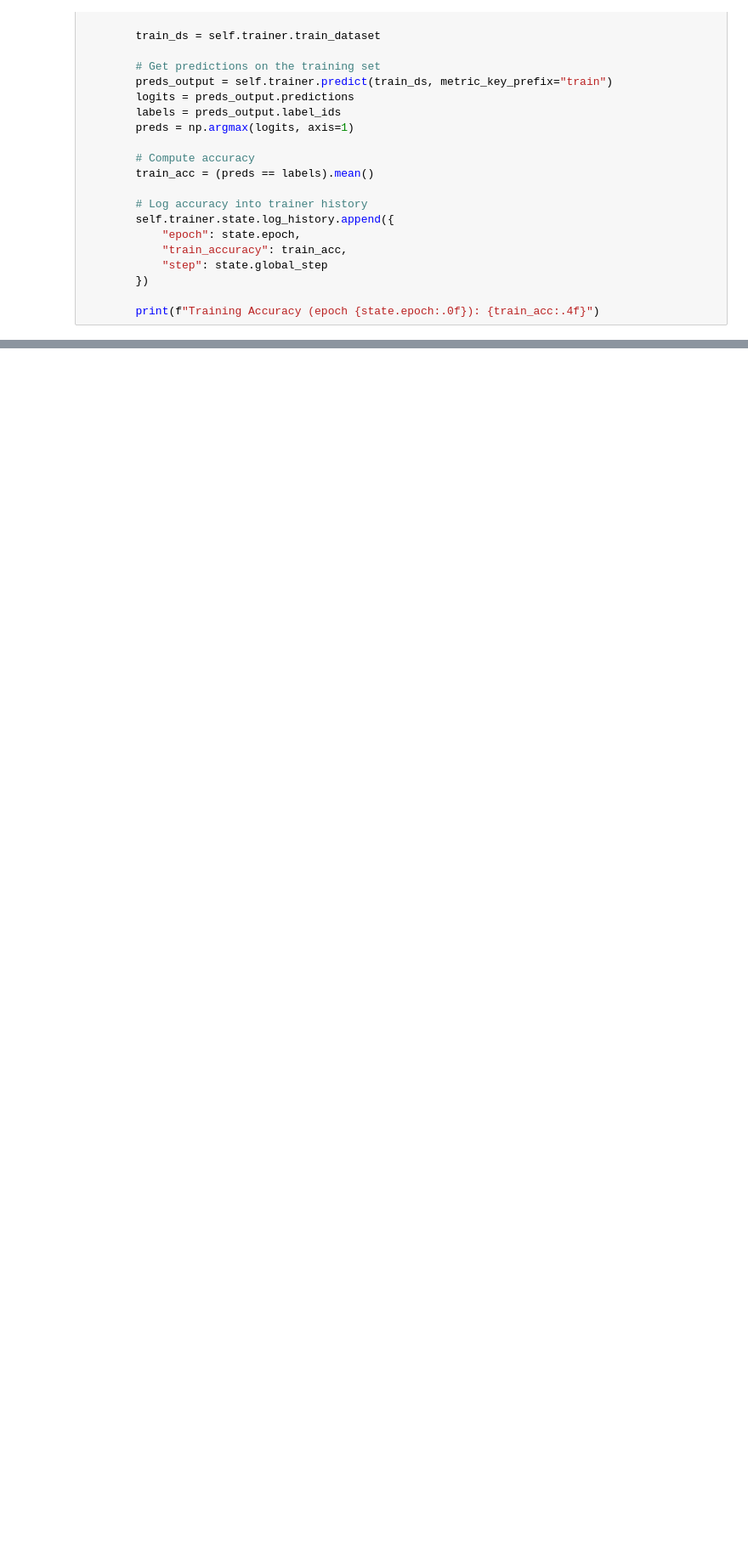
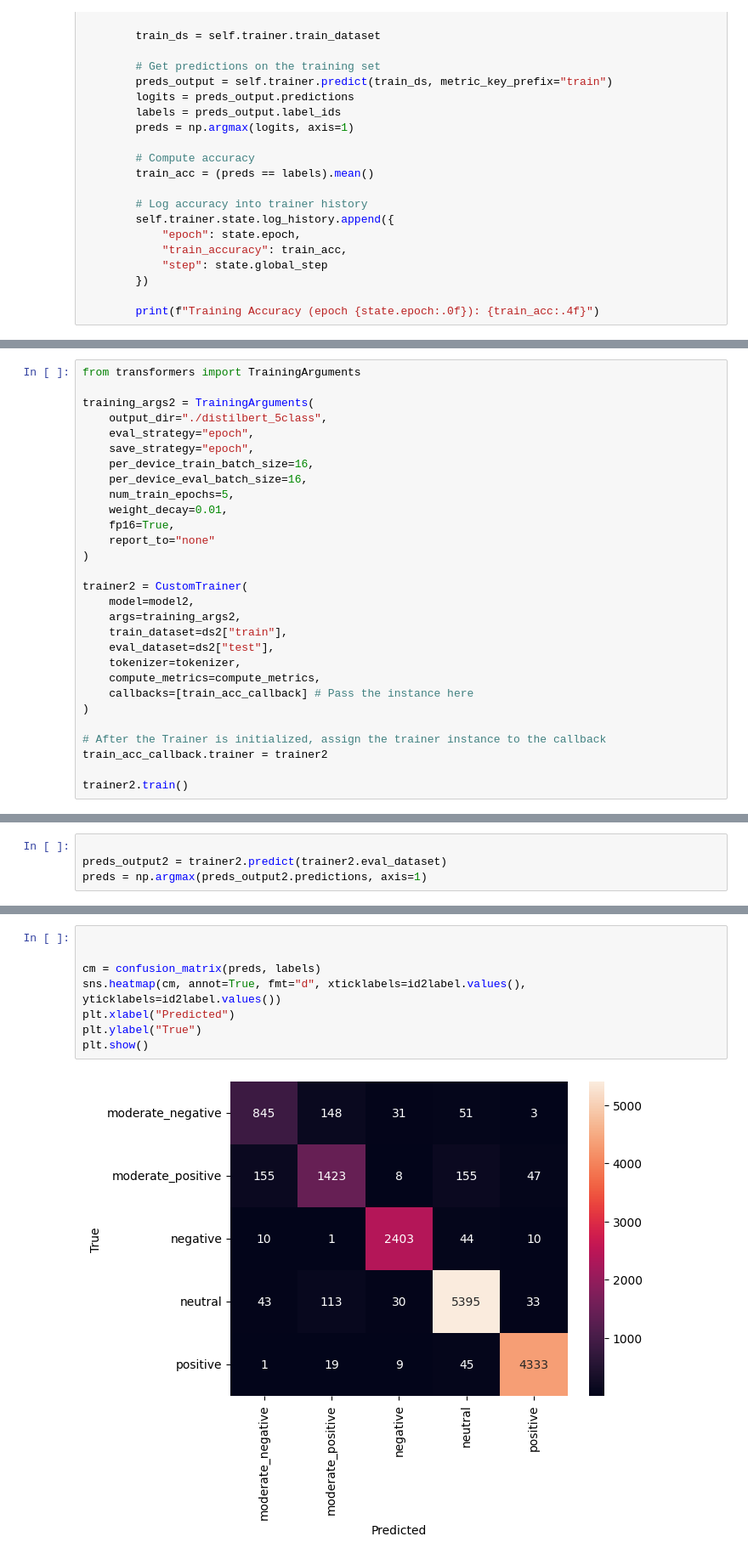
Before and after one commit to Eloiseedwards/Assessment-2, a Jupyter notebook: Isobelle C/DistilBERT.ipynb, the cells around one changed output, grey strips where cells are left out. Shown at 85% size. Saved outputs shown, nothing was run; the diff lists cells and outputs as text; blank space fills up the shorter version.

```diff
--- a/Isobelle C/DistilBERT.ipynb
+++ b/Isobelle C/DistilBERT.ipynb
@@ -251,0 +327,29 @@ plt.show()
+# %%
+from transformers import TrainingArguments
+
+training_args2 = TrainingArguments(
+    output_dir="./distilbert_5class",
+    eval_strategy="epoch",
+    save_strategy="epoch",
+    per_device_train_batch_size=16,
+    per_device_eval_batch_size=16,
+    num_train_epochs=5,
+    weight_decay=0.01,
+    fp16=True,
+    report_to="none"
+)
+
+trainer2 = CustomTrainer(
+    model=model2,
+    args=training_args2,
+    train_dataset=ds2["train"],
+    eval_dataset=ds2["test"],
+    tokenizer=tokenizer,
+    compute_metrics=compute_metrics,
+    callbacks=[train_acc_callback] # Pass the instance here
+)
+
+# After the Trainer is initialized, assign the trainer instance to the callback
+train_acc_callback.trainer = trainer2
+
+trainer2.train()
@@ -251,0 +399,4 @@ plt.show()
+# %%
+
+preds_output2 = trainer2.predict(trainer2.eval_dataset)
+preds = np.argmax(preds_output2.predictions, axis=1)
@@ -251,0 +405,10 @@ plt.show()
+# %%
+
+
+cm = confusion_matrix(preds, labels)
+sns.heatmap(cm, annot=True, fmt="d", xticklabels=id2label.values(), yticklabels=id2label.values())
+plt.xlabel("Predicted")
+plt.ylabel("True")
+plt.show()
+# %% [output]
+[figure, added]
```
Also changed, not shown: parts of 36 cells of this notebook.
